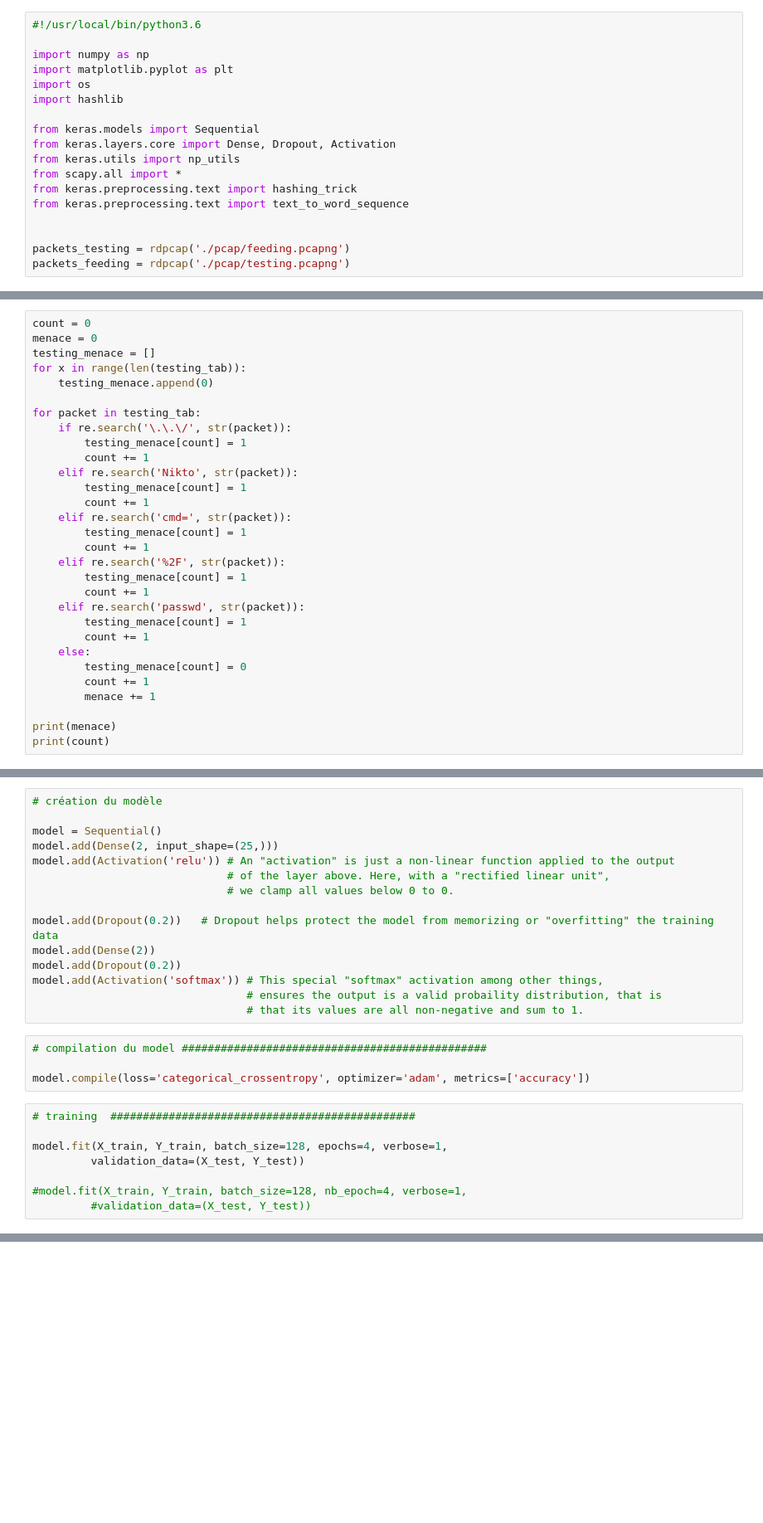
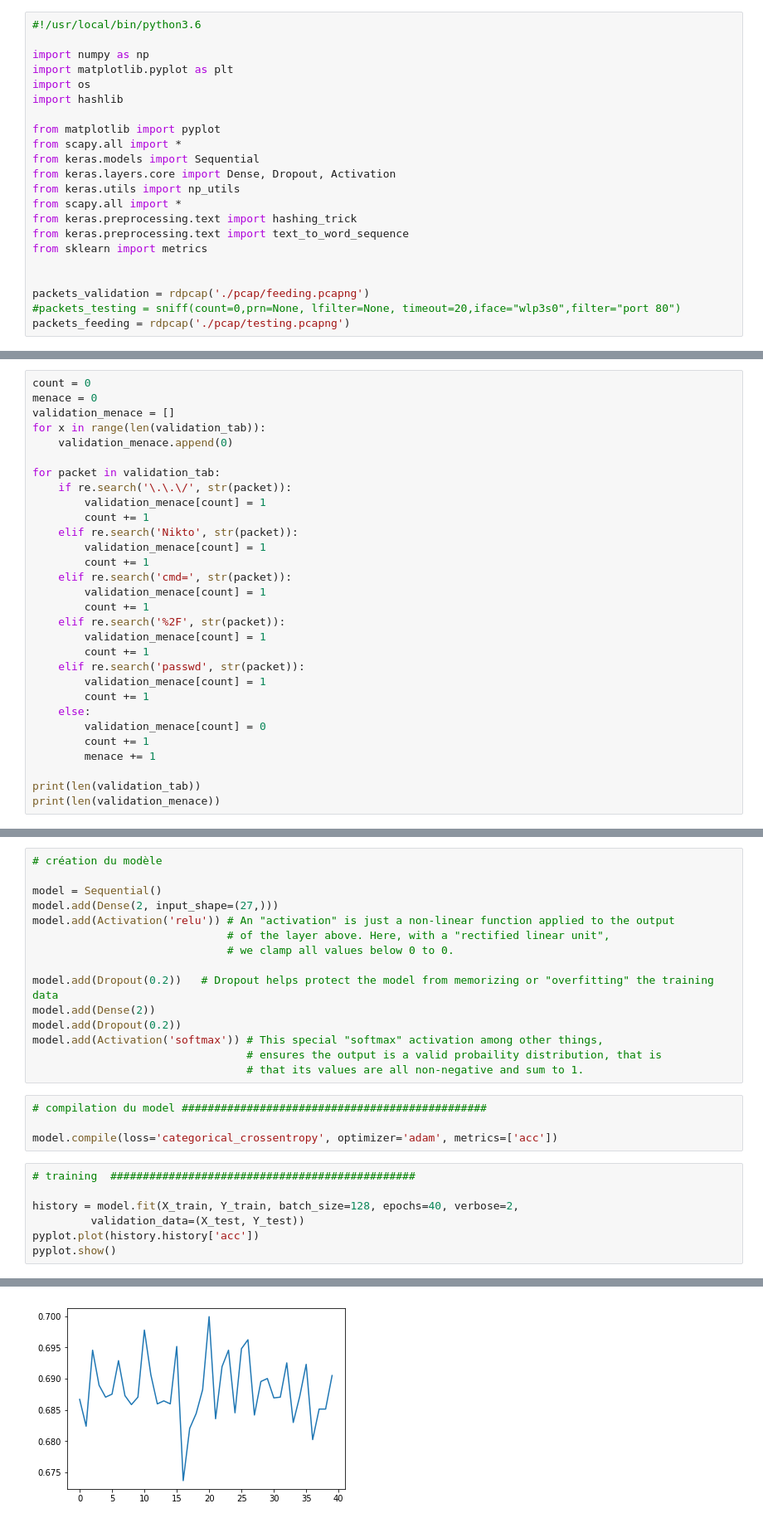
Before and after one commit to cdaniel44/S.I.W.U., a Jupyter notebook: read_pcap.ipynb, the cells around one changed output, grey strips where cells are left out. Shown at 83% size. Saved outputs shown, nothing was run; the diff lists cells and outputs as text; blank space fills up the shorter version.

```diff
--- a/read_pcap.ipynb
+++ b/read_pcap.ipynb
@@ -6,15 +6,19 @@ import matplotlib.pyplot as plt
 import os
 import hashlib
 
+from matplotlib import pyplot
+from scapy.all import *
 from keras.models import Sequential
 from keras.layers.core import Dense, Dropout, Activation
 from keras.utils import np_utils
 from scapy.all import *
 from keras.preprocessing.text import hashing_trick
 from keras.preprocessing.text import text_to_word_sequence
+from sklearn import metrics
 
 
-packets_testing = rdpcap('./pcap/feeding.pcapng')
+packets_validation = rdpcap('./pcap/feeding.pcapng')
+#packets_testing = sniff(count=0,prn=None, lfilter=None, timeout=20,iface="wlp3s0",filter="port 80")
 packets_feeding = rdpcap('./pcap/testing.pcapng')
 # %%
 #traitement des paquets ###############################################
@@ -148,30 +158,30 @@ print(count)
 # %%
 count = 0
 menace = 0
-testing_menace = []
-for x in range(len(testing_tab)):
-    testing_menace.append(0)
+validation_menace = []
+for x in range(len(validation_tab)):
+    validation_menace.append(0)
 
-for packet in testing_tab:
+for packet in validation_tab:
     if re.search('\.\.\/', str(packet)):
-        testing_menace[count] = 1
+        validation_menace[count] = 1
         count += 1
     elif re.search('Nikto', str(packet)):
-        testing_menace[count] = 1
+        validation_menace[count] = 1
         count += 1
     elif re.search('cmd=', str(packet)):
-        testing_menace[count] = 1
+        validation_menace[count] = 1
         count += 1
     elif re.search('%2F', str(packet)):
-        testing_menace[count] = 1
+        validation_menace[count] = 1
         count += 1
     elif re.search('passwd', str(packet)):
-        testing_menace[count] = 1
+        validation_menace[count] = 1
         count += 1
     else:
-        testing_menace[count] = 0
+        validation_menace[count] = 0
         count += 1
         menace += 1
 
-print(menace)
-print(count)
+print(len(validation_tab))
+print(len(validation_menace))
@@ -319,7 +277,7 @@ print(Y_test.shape)
 # création du modèle
 
 model = Sequential()
-model.add(Dense(2, input_shape=(25,)))
+model.add(Dense(2, input_shape=(27,)))
 model.add(Activation('relu')) # An "activation" is just a non-linear function applied to the output
                               # of the layer above. Here, with a "rectified linear unit",
                               # we clamp all values below 0 to 0.
@@ -333,12 +291,12 @@ model.add(Activation('softmax')) # This special "softmax" activation among other
 # %%
 # compilation du model ###############################################
 
-model.compile(loss='categorical_crossentropy', optimizer='adam', metrics=['accuracy'])
+model.compile(loss='categorical_crossentropy', optimizer='adam', metrics=['acc'])
 # %%
 # training  ###############################################
 
-model.fit(X_train, Y_train, batch_size=128, epochs=4, verbose=1,
+history = model.fit(X_train, Y_train, batch_size=128, epochs=40, verbose=2,
          validation_data=(X_test, Y_test))
-
-#model.fit(X_train, Y_train, batch_size=128, nb_epoch=4, verbose=1,
-         #validation_data=(X_test, Y_test))
+pyplot.plot(history.history['acc'])
+pyplot.show()
+# %% [output]
@@ -344,0 +320 @@ model.fit(X_train, Y_train, batch_size=128, epochs=4, verbose=1,
+[figure, added]
```
Also changed, not shown: parts of 12 cells of this notebook.
